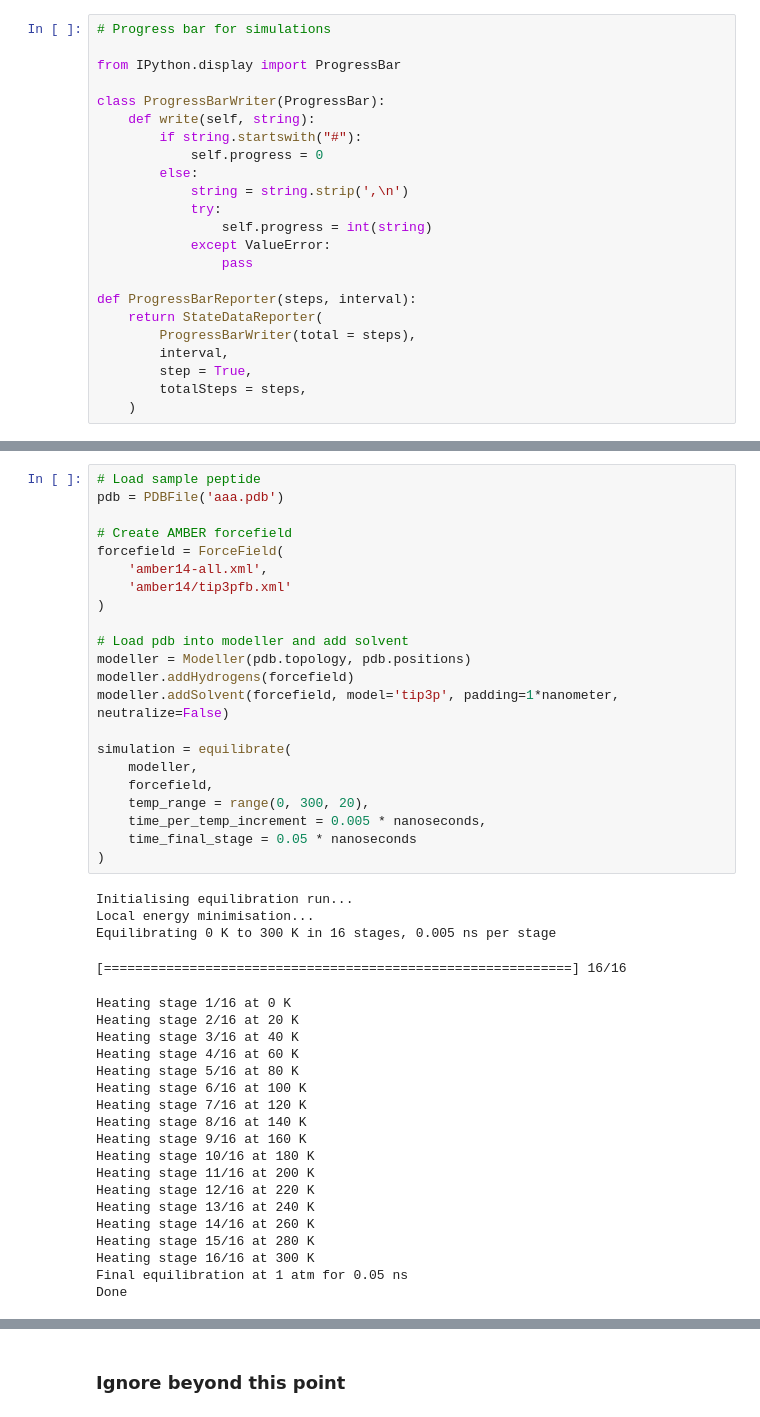
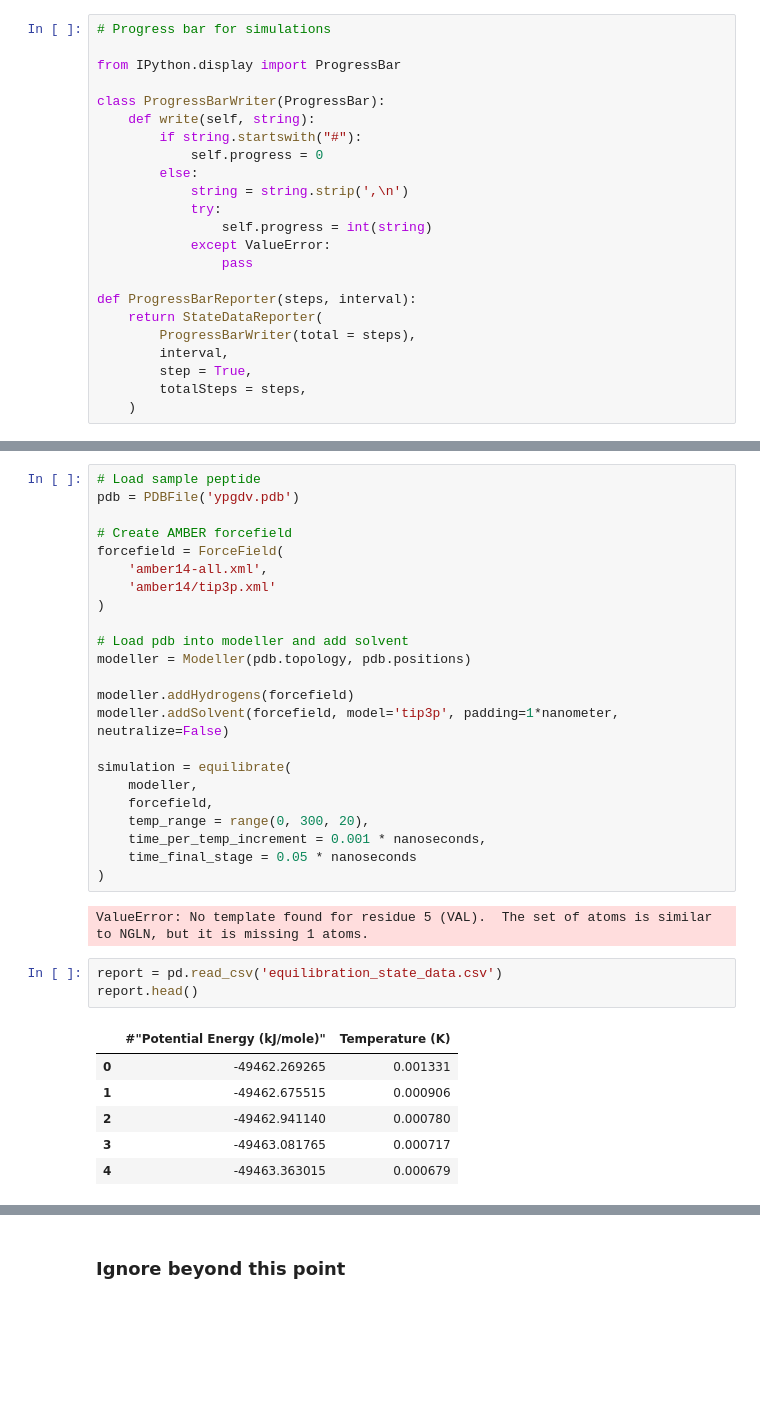
Before and after one commit to meyresearch/ANI-Peptides, a Jupyter notebook: demos/AMBER_equilibration.ipynb, the cells around one changed output, grey strips where cells are left out. Saved outputs shown, nothing was run; the diff lists cells and outputs as text; blank space fills up the shorter version.

```diff
--- a/demos/AMBER_equilibration.ipynb
+++ b/demos/AMBER_equilibration.ipynb
@@ -207,16 +167,17 @@ def equilibrate(
     return simulation
 # %%
 # Load sample peptide
-pdb = PDBFile('aaa.pdb')
+pdb = PDBFile('ypgdv.pdb')
 
 # Create AMBER forcefield
 forcefield = ForceField(
     'amber14-all.xml',
-    'amber14/tip3pfb.xml'
+    'amber14/tip3p.xml'
 )
 
 # Load pdb into modeller and add solvent
 modeller = Modeller(pdb.topology, pdb.positions)
+
 modeller.addHydrogens(forcefield)
 modeller.addSolvent(forcefield, model='tip3p', padding=1*nanometer, neutralize=False)
 
@@ -224,29 +185,18 @@ simulation = equilibrate(
     modeller,
     forcefield,
     temp_range = range(0, 300, 20),
-    time_per_temp_increment = 0.005 * nanoseconds,
+    time_per_temp_increment = 0.001 * nanoseconds,
     time_final_stage = 0.05 * nanoseconds
 )
 # %% [output]
-Initialising equilibration run...
-Local energy minimisation...
-Equilibrating 0 K to 300 K in 16 stages, 0.005 ns per stage
+ValueError: No template found for residue 5 (VAL).  The set of atoms is similar to NGLN, but it is missing 1 atoms.
-[============================================================] 16/16
-Heating stage 1/16 at 0 K
-Heating stage 2/16 at 20 K
-Heating stage 3/16 at 40 K
-Heating stage 4/16 at 60 K
-Heating stage 5/16 at 80 K
-Heating stage 6/16 at 100 K
-Heating stage 7/16 at 120 K
-Heating stage 8/16 at 140 K
-Heating stage 9/16 at 160 K
-Heating stage 10/16 at 180 K
-Heating stage 11/16 at 200 K
-Heating stage 12/16 at 220 K
-Heating stage 13/16 at 240 K
-Heating stage 14/16 at 260 K
-Heating stage 15/16 at 280 K
-Heating stage 16/16 at 300 K
-Final equilibration at 1 atm for 0.05 ns
-Done
+# %%
+report = pd.read_csv('equilibration_state_data.csv')
+report.head()
+# %% [output]
+|  | #"Potential Energy (kJ/mole)" | Temperature (K) |
+| 0 | -49462.269265 | 0.001331 |
+| 1 | -49462.675515 | 0.000906 |
+| 2 | -49462.941140 | 0.000780 |
+| 3 | -49463.081765 | 0.000717 |
+| 4 | -49463.363015 | 0.000679 |
```
Also changed, not shown: parts of 10 cells of this notebook, 1 other file.
